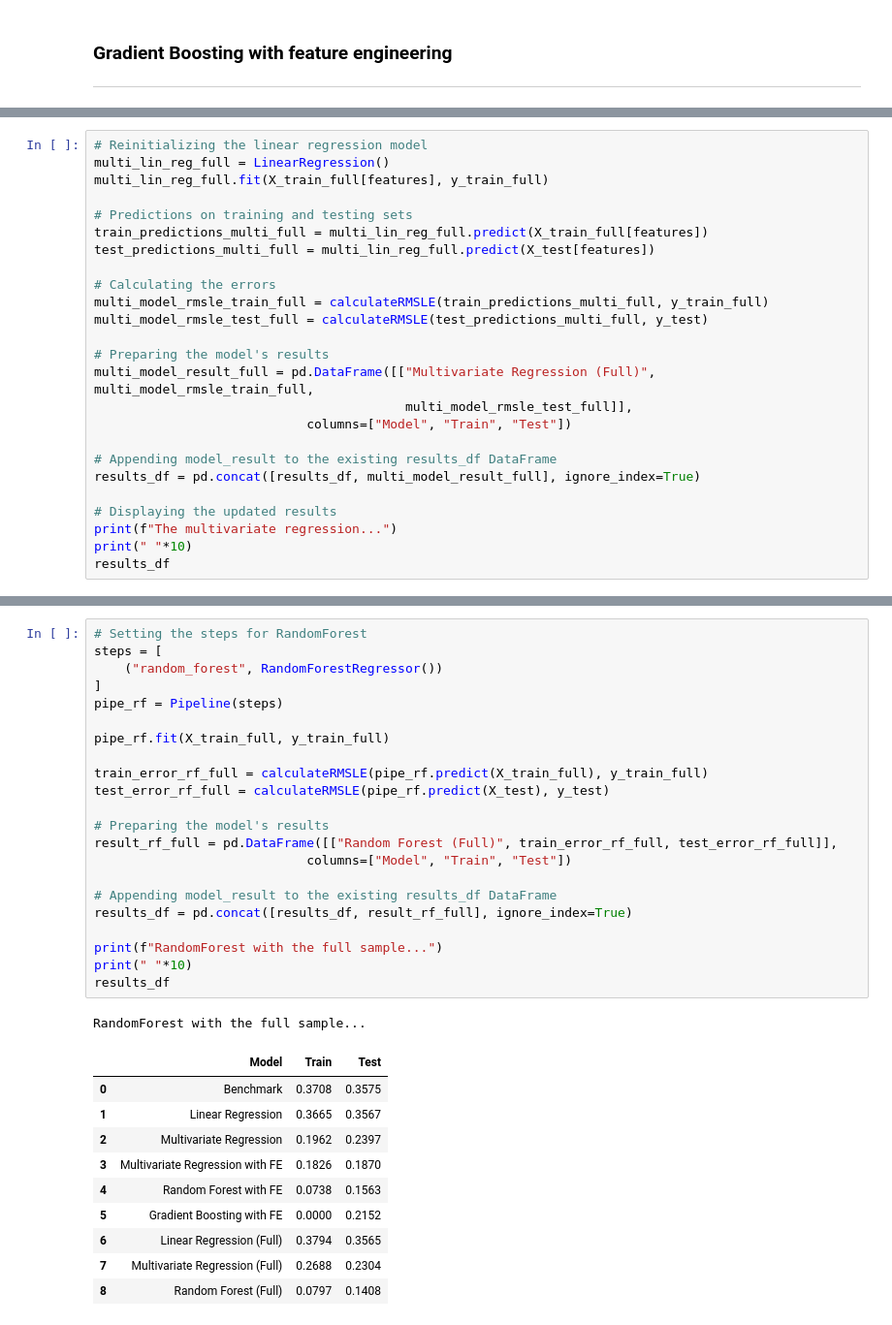
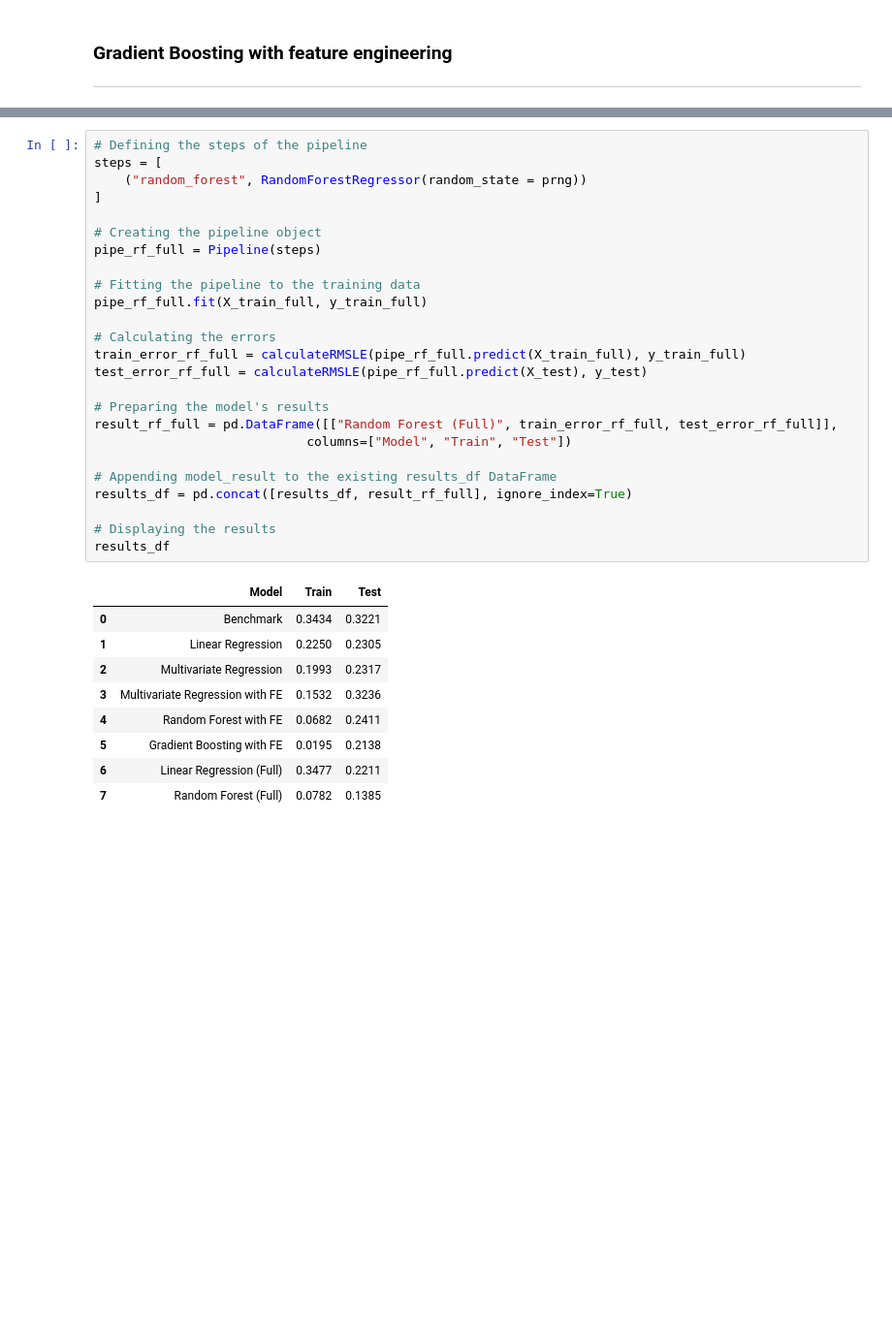
Before and after one commit to zsofiarebeka/ceu-ml1-ml2, a Jupyter notebook: Assignment 1/DS2_Assignment1_KATONA.ipynb, the cells around one changed output, grey strips where cells are left out. Shown at 97% size. Saved outputs shown, nothing was run; the diff lists cells and outputs as text; blank space fills up the shorter version.

Commit message:
Providing the interpretations
- Adding the prng to the models for constant results
- Final conclusion still missing

```diff
--- a/Assignment 1/DS2_Assignment1_KATONA.ipynb
+++ b/Assignment 1/DS2_Assignment1_KATONA.ipynb
@@ -494,25 +445,0 @@ See the caveats in the documentation: https://pandas.pydata.org/pandas-docs/stab
-# %%
-# Reinitializing the linear regression model
-multi_lin_reg_full = LinearRegression()
-multi_lin_reg_full.fit(X_train_full[features], y_train_full)
-
-# Predictions on training and testing sets
-train_predictions_multi_full = multi_lin_reg_full.predict(X_train_full[features])
-test_predictions_multi_full = multi_lin_reg_full.predict(X_test[features])
-
-# Calculating the errors
-multi_model_rmsle_train_full = calculateRMSLE(train_predictions_multi_full, y_train_full)
-multi_model_rmsle_test_full = calculateRMSLE(test_predictions_multi_full, y_test)
-
-# Preparing the model's results
-multi_model_result_full = pd.DataFrame([["Multivariate Regression (Full)", multi_model_rmsle_train_full,
-                                         multi_model_rmsle_test_full]],
-                            columns=["Model", "Train", "Test"])
-
-# Appending model_result to the existing results_df DataFrame
-results_df = pd.concat([results_df, multi_model_result_full], ignore_index=True)
-
-# Displaying the updated results
-print(f"The multivariate regression...")
-print(" "*10)
-results_df
@@ -533,34 +504,35 @@ The multivariate regression...
 # %%
-# Setting the steps for RandomForest
+# Defining the steps of the pipeline
 steps = [
-    ("random_forest", RandomForestRegressor())
+    ("random_forest", RandomForestRegressor(random_state = prng))
 ]
-pipe_rf = Pipeline(steps)
 
-pipe_rf.fit(X_train_full, y_train_full)
+# Creating the pipeline object
+pipe_rf_full = Pipeline(steps)
 
-train_error_rf_full = calculateRMSLE(pipe_rf.predict(X_train_full), y_train_full)
-test_error_rf_full = calculateRMSLE(pipe_rf.predict(X_test), y_test)
+# Fitting the pipeline to the training data
+pipe_rf_full.fit(X_train_full, y_train_full)
+
+# Calculating the errors
+train_error_rf_full = calculateRMSLE(pipe_rf_full.predict(X_train_full), y_train_full)
+test_error_rf_full = calculateRMSLE(pipe_rf_full.predict(X_test), y_test)
 
 # Preparing the model's results
 result_rf_full = pd.DataFrame([["Random Forest (Full)", train_error_rf_full, test_error_rf_full]],
                             columns=["Model", "Train", "Test"])
 
 # Appending model_result to the existing results_df DataFrame
 results_df = pd.concat([results_df, result_rf_full], ignore_index=True)
 
-print(f"RandomForest with the full sample...")
-print(" "*10)
+# Displaying the results
 results_df
 # %% [output]
-RandomForest with the full sample...
 |  | Model | Train | Test |
-| 0 | Benchmark | 0.3708 | 0.3575 |
-| 1 | Linear Regression | 0.3665 | 0.3567 |
-| 2 | Multivariate Regression | 0.1962 | 0.2397 |
-| 3 | Multivariate Regression with FE | 0.1826 | 0.1870 |
-| 4 | Random Forest with FE | 0.0738 | 0.1563 |
-| 5 | Gradient Boosting with FE | 0.0000 | 0.2152 |
-| 6 | Linear Regression (Full) | 0.3794 | 0.3565 |
-| 7 | Multivariate Regression (Full) | 0.2688 | 0.2304 |
-| 8 | Random Forest (Full) | 0.0797 | 0.1408 |
+| 0 | Benchmark | 0.3434 | 0.3221 |
+| 1 | Linear Regression | 0.2250 | 0.2305 |
+| 2 | Multivariate Regression | 0.1993 | 0.2317 |
+| 3 | Multivariate Regression with FE | 0.1532 | 0.3236 |
+| 4 | Random Forest with FE | 0.0682 | 0.2411 |
+| 5 | Gradient Boosting with FE | 0.0195 | 0.2138 |
+| 6 | Linear Regression (Full) | 0.3477 | 0.2211 |
+| 7 | Random Forest (Full) | 0.0782 | 0.1385 |
```
Also changed, not shown: parts of 55 cells of this notebook.
